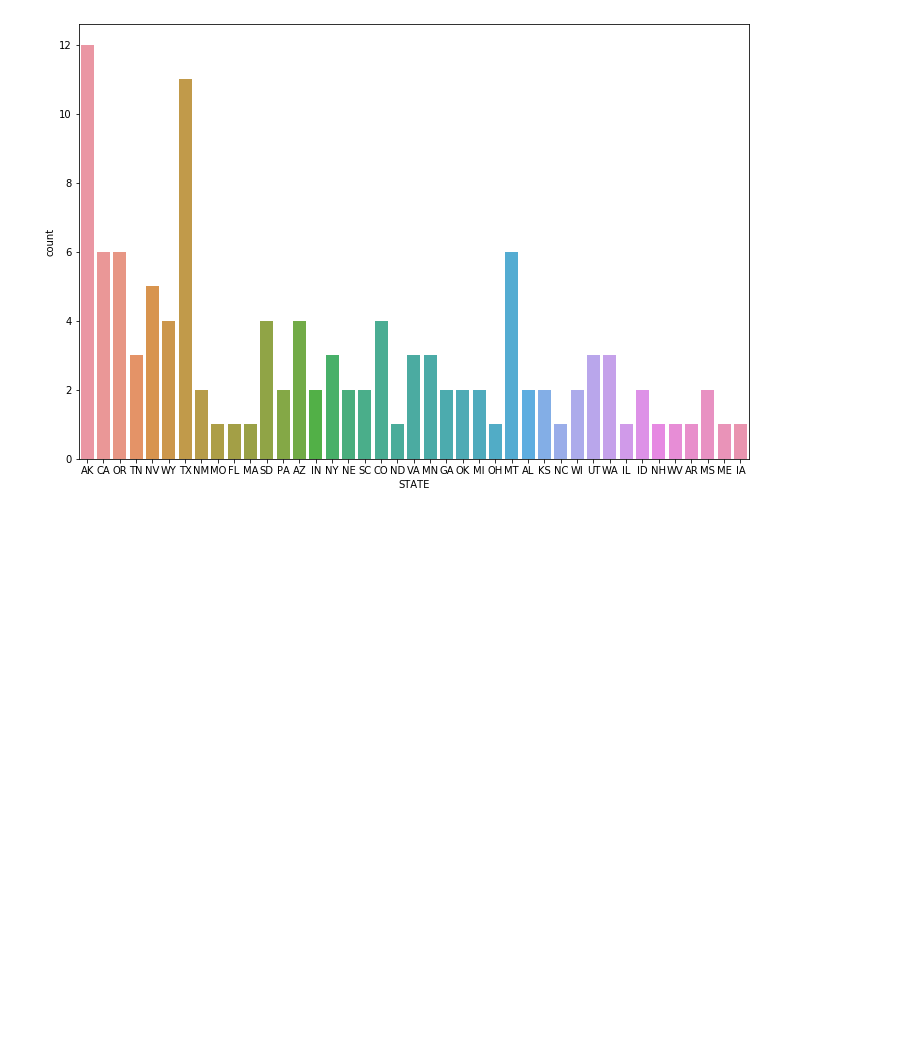
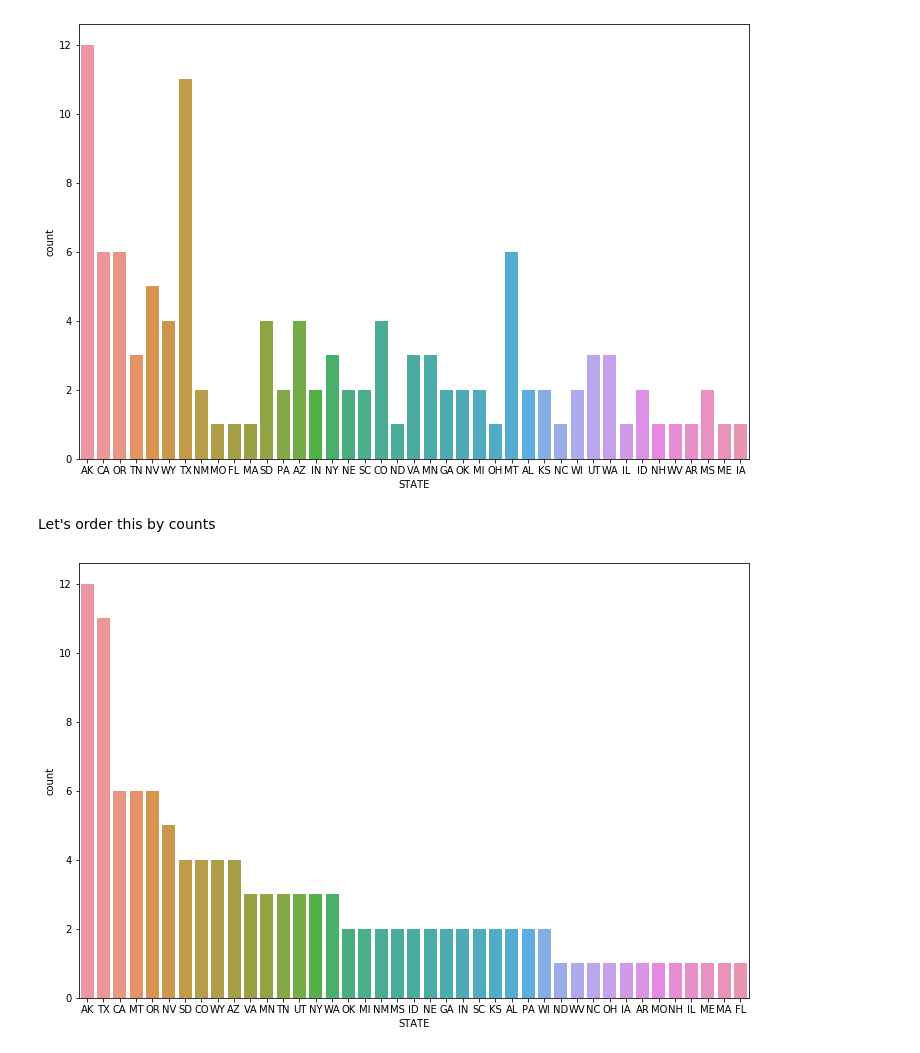
Before and after one commit to bdowdell/USArray_viz, a Jupyter notebook: nb/usarray_data_discovery.ipynb, the cells around one changed output. Saved outputs shown, nothing was run; the diff lists cells and outputs as text; code cells hidden in the pictures; blank space fills up the shorter version.

```diff
--- a/nb/usarray_data_discovery.ipynb
+++ b/nb/usarray_data_discovery.ipynb
@@ -401,18 +401,29 @@ True
 # %% [markdown]
 This will work, I think!  Lets add this to the function and see if we can capture the States that have more than one word in the name
 # %%
-def get_State(site):
-    """Assumes site a string from a single row of pandas series
-    uses us library to create lookup tables of US State Name/Abbreviation
-    and then parses the string into a searchable list using re
-    Returns the State Abbreviation as a string
+# Modified the function by pulling the imports, dictionary creations, and multi_word_state list out
+
+import us
+import re
+state_abbrev_dict = us.states.mapping('abbr', 'name')
+state_name_dict = us.states.mapping('name', 'abbr')
+
+multi_word_states = [x for x in state_name_dict.keys() if len(x.split()) > 1]
+
+def get_State(site, state_abbrev_dict, state_name_dict, multi_word_states):
+    """Function to parse 'SITE_DESCRIPTION' for US STATE abbreviation
+
+    Assumes
+    :site a string
+    :state_abbrev_dict a dictionary
+    :state_name_dict a dictionary
+    :multi_word_states a list
+
+    Checks first whether the site contains a multi_word_state
+    Uses the look-up dictionaries to get the proper STATE abbreviation
+
+    Returns a string
     """
-    import us
-    import re
-    state_abbrev_dict = us.states.mapping('abbr', 'name')
-    state_name_dict = us.states.mapping('name', 'abbr')
-
-    multi_word_states = [x for x in state_name_dict.keys() if len(x.split()) > 1]
 
     multi_word_state_found = 0
 
@@ -434,7 +445,7 @@ def get_State(site):
 # %%
 df.drop('STATE', axis=1, inplace=True)
 # %%
-df['STATE'] = df['SITE DESCRIPTION'].apply(get_State)
+df['STATE'] = df['SITE DESCRIPTION'].apply(get_State, args=(state_abbrev_dict, state_name_dict, multi_word_states))
 # %%
 df.head(20)
 # %% [output]
@@ -470,3 +481,11 @@ sns.countplot(x='STATE', data=df)
 # %% [output]
 <matplotlib.axes._subplots.AxesSubplot at 0x...>
 [figure]
+# %% [markdown]
+Let's order this by counts
+# %%
+fig = plt.figure(figsize=(12,8))
+sns.countplot(x='STATE', data=df, order=df['STATE'].value_counts().index)
+plt.show()
+# %% [output]
+[figure, added]
```
Also changed, not shown: parts of 2 cells of this notebook.
